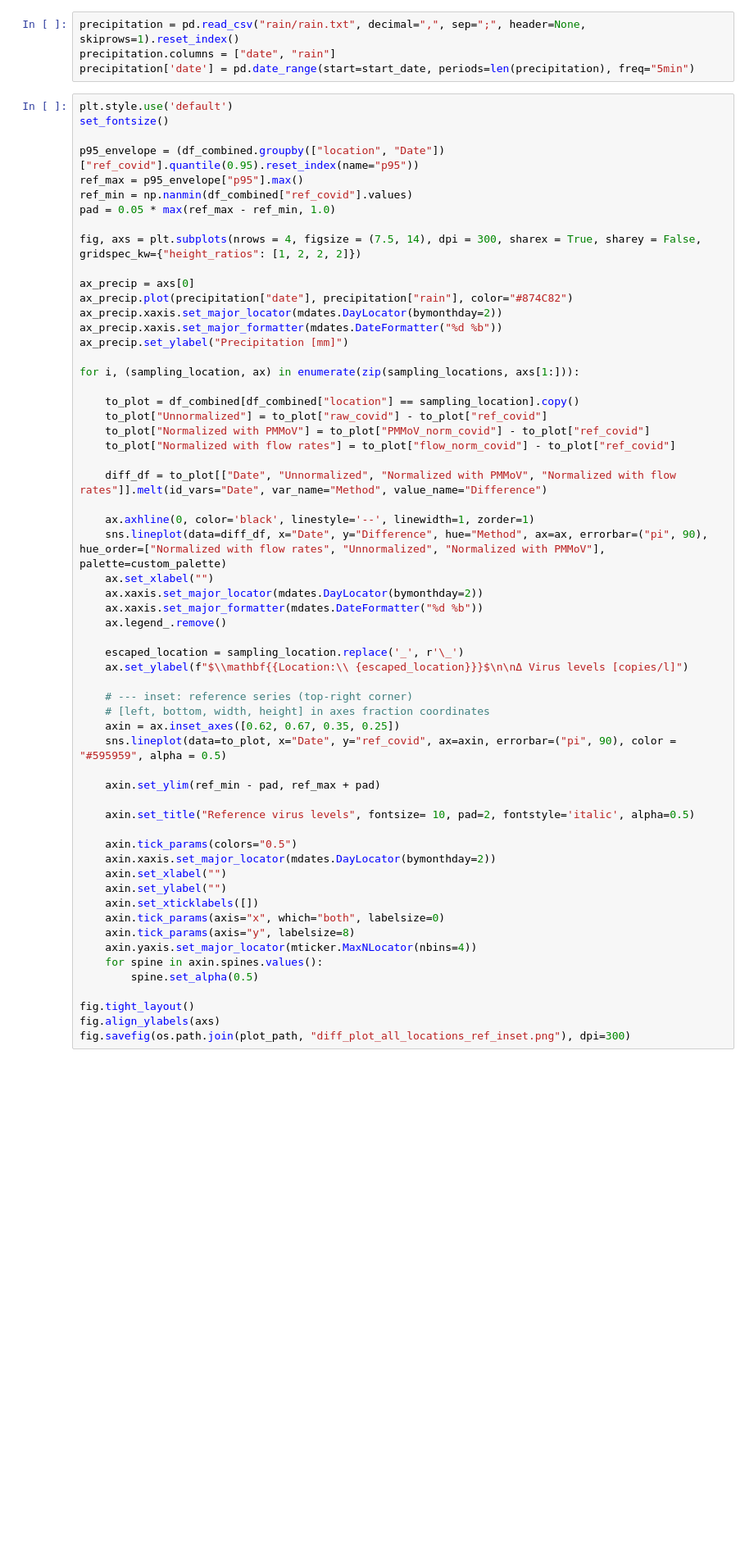
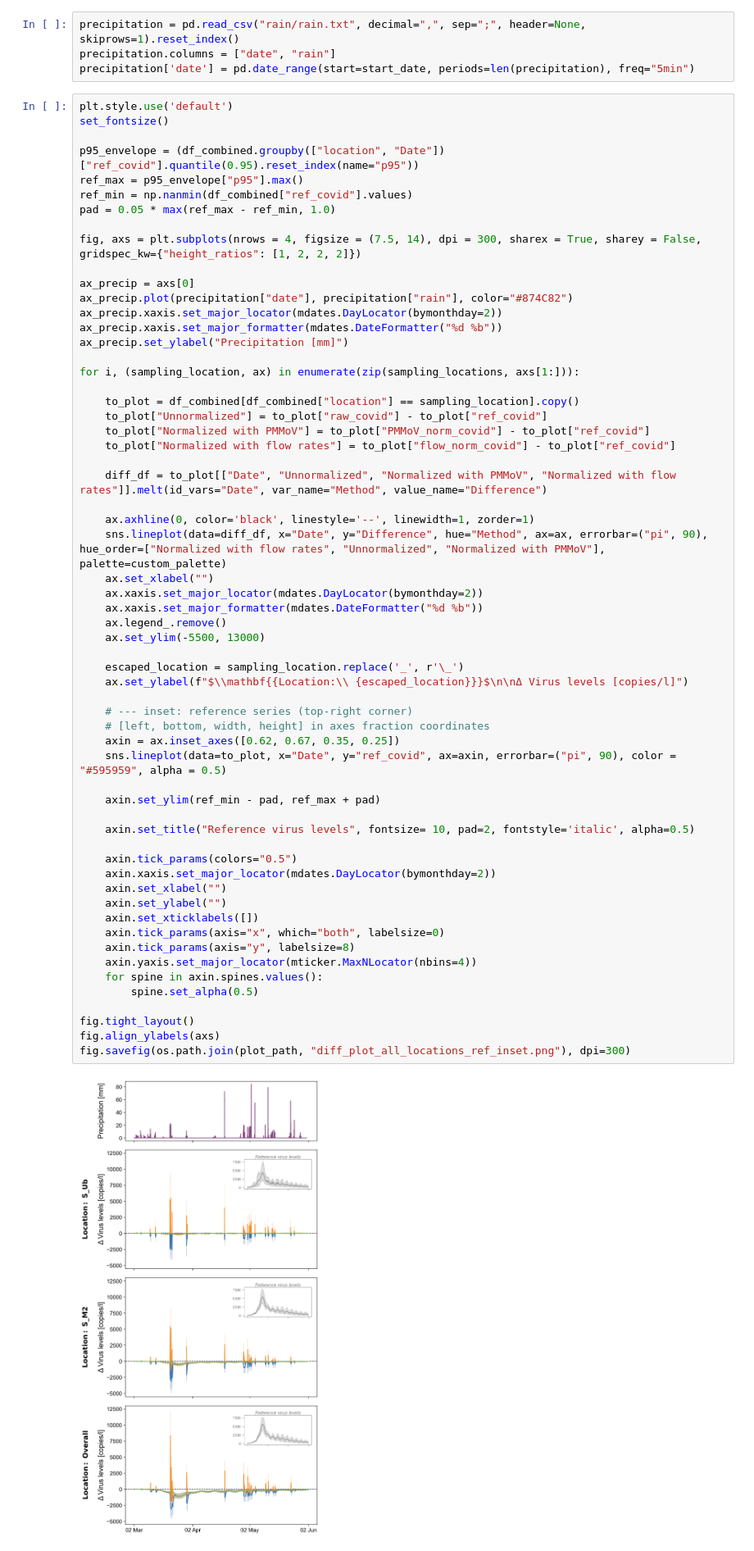
Before and after one commit to schminin/INSIDeMunich, a Jupyter notebook: analysis/scripts/5_sampling_and_normalization/normalization_main.ipynb, the cells around one changed output. Shown at 82% size. Saved outputs shown, nothing was run; the diff lists cells and outputs as text; blank space fills up the shorter version.

```diff
--- a/analysis/scripts/5_sampling_and_normalization/normalization_main.ipynb
+++ b/analysis/scripts/5_sampling_and_normalization/normalization_main.ipynb
@@ -148,33 +152,36 @@ for i, (sampling_location, ax) in enumerate(zip(sampling_locations, axs[1:])):
     ax.xaxis.set_major_locator(mdates.DayLocator(bymonthday=2))
     ax.xaxis.set_major_formatter(mdates.DateFormatter("%d %b"))
     ax.legend_.remove()
+    ax.set_ylim(-5500, 13000)
 
     escaped_location = sampling_location.replace('_', r'\_')
     ax.set_ylabel(f"$\\mathbf{{Location:\\ {escaped_location}}}$\n\nΔ Virus levels [copies/l]")
 
     # --- inset: reference series (top-right corner)
     # [left, bottom, width, height] in axes fraction coordinates
     axin = ax.inset_axes([0.62, 0.67, 0.35, 0.25])
     sns.lineplot(data=to_plot, x="Date", y="ref_covid", ax=axin, errorbar=("pi", 90), color = "#595959", alpha = 0.5)
 
     axin.set_ylim(ref_min - pad, ref_max + pad)
 
     axin.set_title("Reference virus levels", fontsize= 10, pad=2, fontstyle='italic', alpha=0.5)
 
     axin.tick_params(colors="0.5")
     axin.xaxis.set_major_locator(mdates.DayLocator(bymonthday=2))
     axin.set_xlabel("")
     axin.set_ylabel("")
     axin.set_xticklabels([])
     axin.tick_params(axis="x", which="both", labelsize=0)
     axin.tick_params(axis="y", labelsize=8)
     axin.yaxis.set_major_locator(mticker.MaxNLocator(nbins=4))
     for spine in axin.spines.values():
         spine.set_alpha(0.5)
 
 fig.tight_layout()
 fig.align_ylabels(axs)
 fig.savefig(os.path.join(plot_path, "diff_plot_all_locations_ref_inset.png"), dpi=300)
+# %% [output]
+[figure, added]
 # %%
 # calculate absolute error metrics
 df_combined["AE_raw"] = abs(df_combined["raw_covid"] - df_combined["ref_covid"])
```
Also changed, not shown: parts of 5 cells of this notebook, 2 other files.
